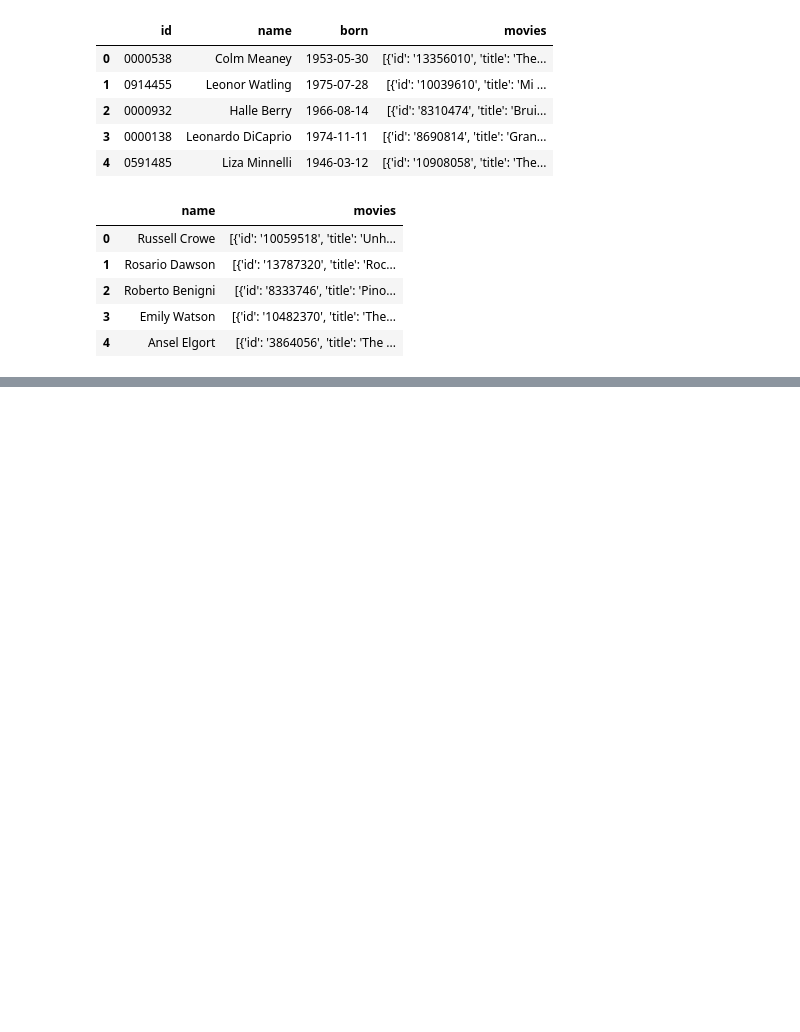
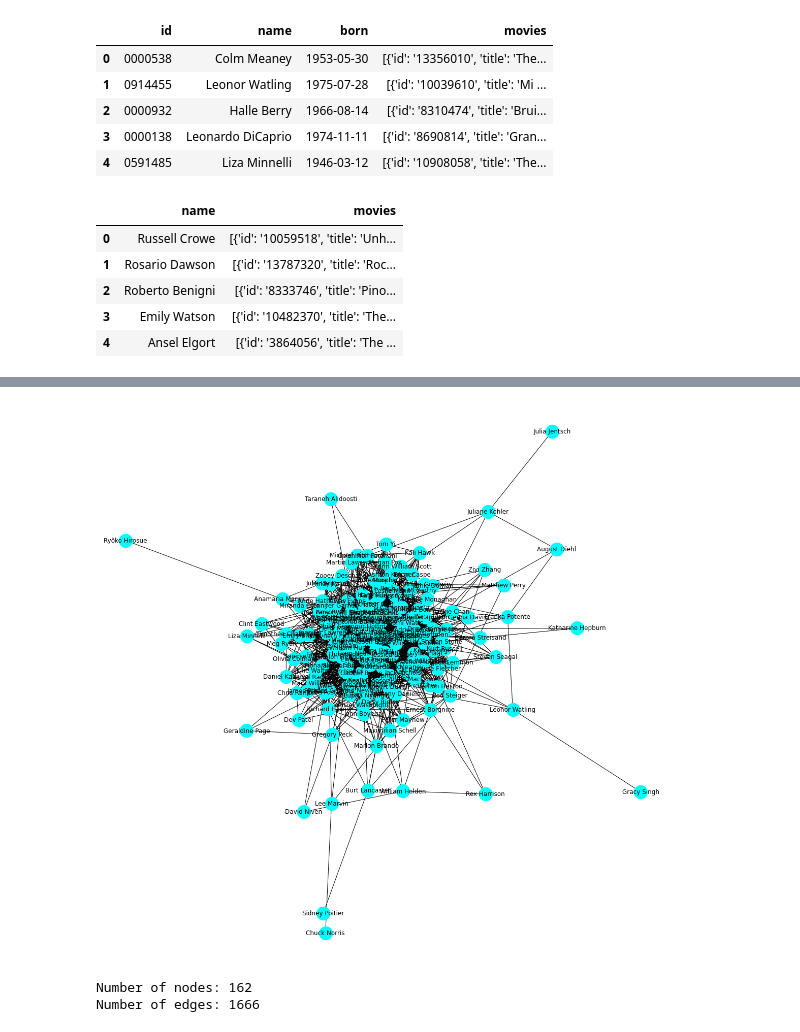
Before and after one commit to brianbyrne99/Network-Analysis, a Jupyter notebook: NetworkAnalysis_1.ipynb, the cells around one changed output, grey strips where cells are left out. Saved outputs shown, nothing was run; the diff lists cells and outputs as text; code cells hidden in the pictures; blank space fills up the shorter version.

```diff
--- a/NetworkAnalysis_1.ipynb
+++ b/NetworkAnalysis_1.ipynb
@@ -139,0 +184,7 @@ def networkSizes(graph):
+# %%
+drawGraph(g2)
+networkSizes(g2)
+# %% [output]
+[figure, added]
+Number of nodes: 162
+Number of edges: 1666
```
Also changed, not shown: parts of 13 cells of this notebook.
